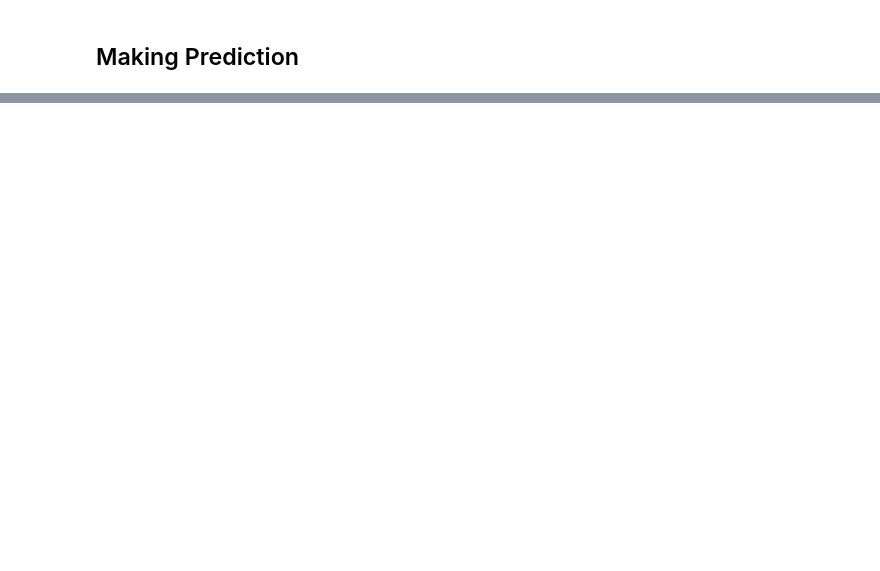
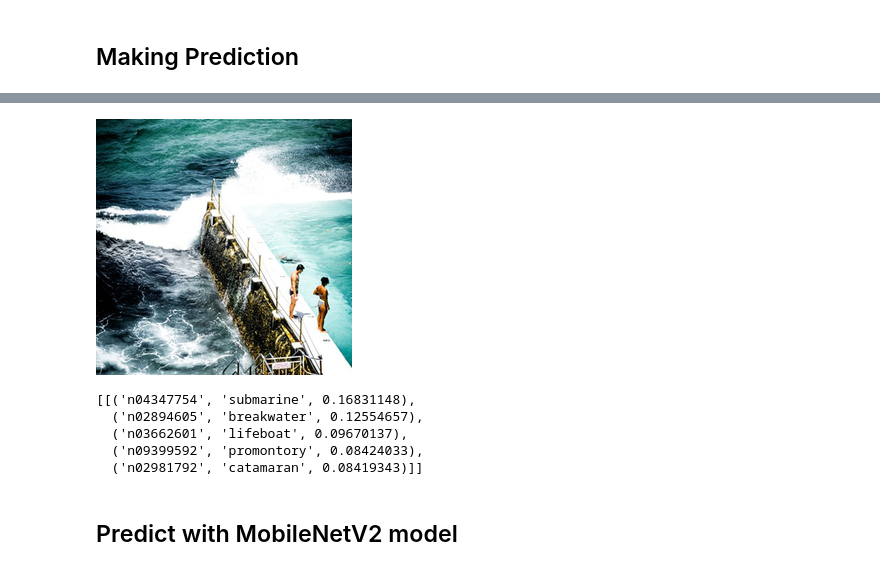
Before and after one commit to saifulrijal-ds/image-classification-with-DL, a Jupyter notebook: Pretrained_Image_Classification.ipynb, the cells around one changed output, grey strips where cells are left out. Drawn from its saved outputs; the diff is of its cells as text; code cells hidden in the pictures; blank space fills up the shorter version.

```diff
--- a/Pretrained_Image_Classification.ipynb
+++ b/Pretrained_Image_Classification.ipynb
@@ -118,0 +150,15 @@ decode_predictions(pred)
+# %%
+data_3 = format_image_vgg19(FILE_3)
+
+pred = vgg19_model.predict(data_3)
+display(load_img(FILE_3))
+vgg19.decode_predictions(pred)
+# %% [output]
+[figure, added]
+[[('n04347754', 'submarine', 0.16831148),
+  ('n02894605', 'breakwater', 0.12554657),
+  ('n03662601', 'lifeboat', 0.09670137),
+  ('n09399592', 'promontory', 0.08424033),
+  ('n02981792', 'catamaran', 0.08419343)]]
+# %% [markdown]
+## Predict with MobileNetV2 model
```
Also changed, not shown: parts of 13 cells of this notebook.
